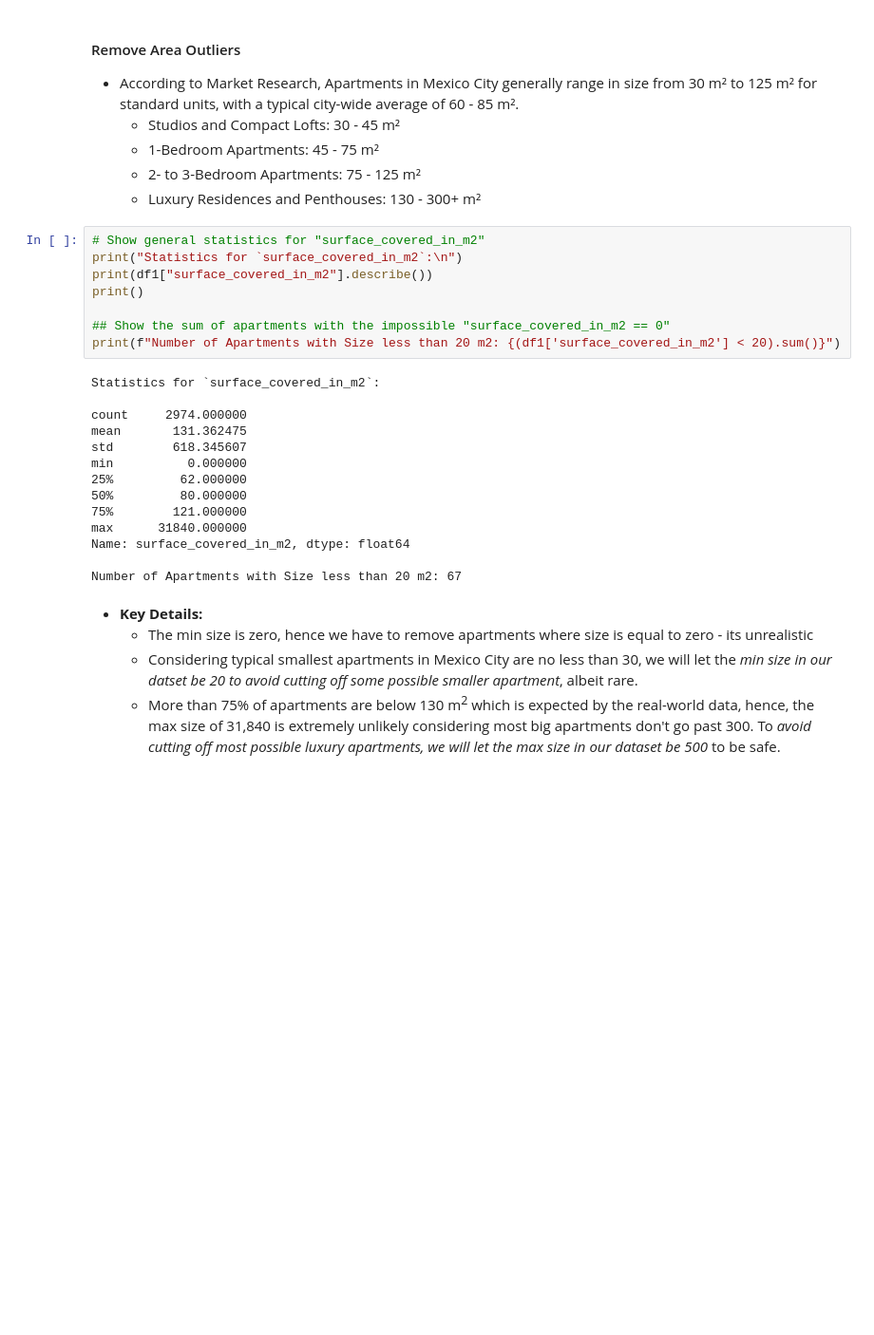
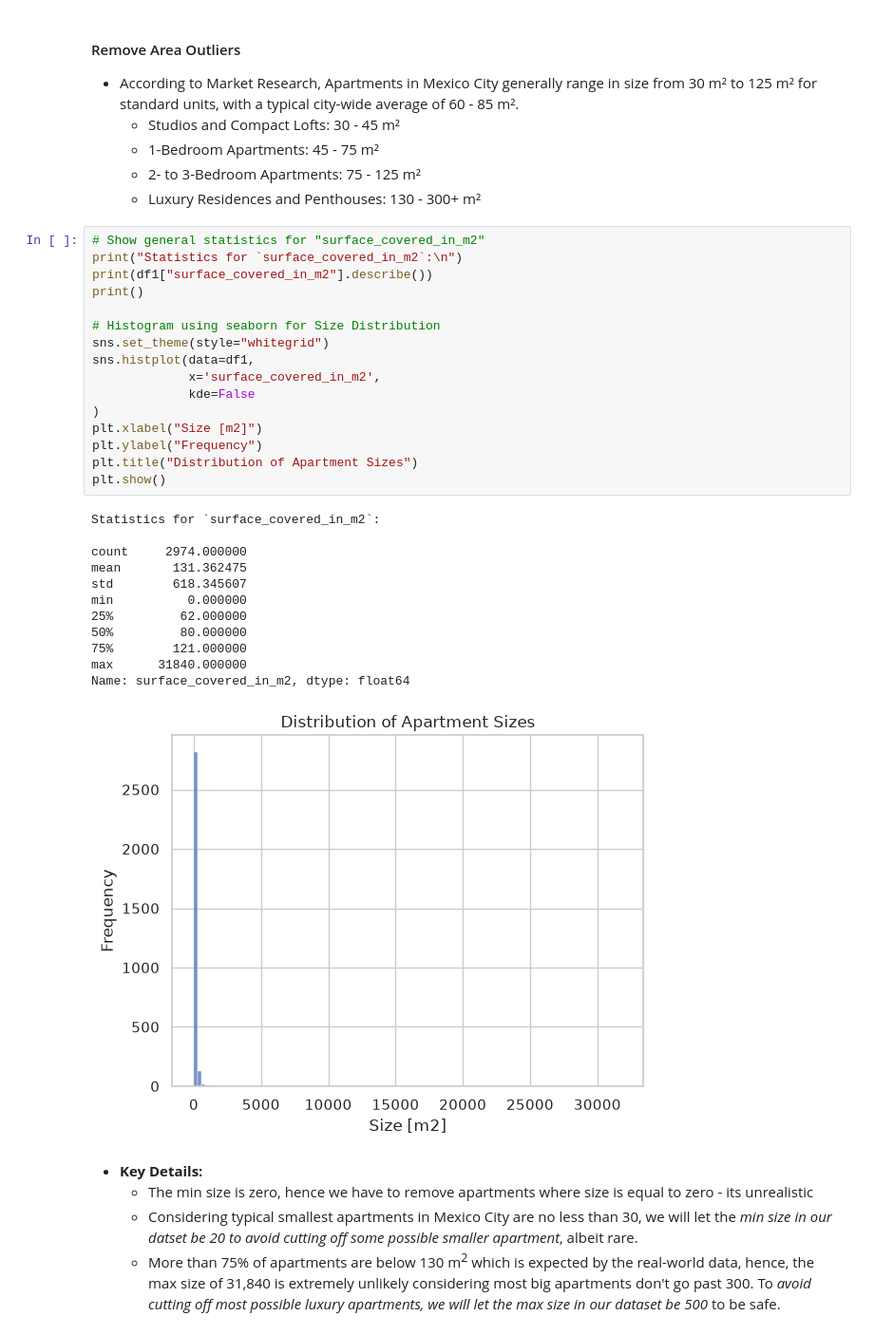
Before and after one commit to DominicNyabuto/Data-Science-Machine-Learning-Projects-, a Jupyter notebook: Project-1/notebook.ipynb, the cells around one changed output. Shown at 95% size. Cells and saved outputs as stored; diff of their text form; blank space fills up the shorter version.

```diff
--- a/Project-1/notebook.ipynb
+++ b/Project-1/notebook.ipynb
@@ -260,25 +260,32 @@ dtype: int64
 # %%
 # Show general statistics for "surface_covered_in_m2"
 print("Statistics for `surface_covered_in_m2`:\n")
 print(df1["surface_covered_in_m2"].describe())
 print()
 
-## Show the sum of apartments with the impossible "surface_covered_in_m2 == 0"
-print(f"Number of Apartments with Size less than 20 m2: {(df1['surface_covered_in_m2'] < 20).sum()}")
+# Histogram using seaborn for Size Distribution
+sns.set_theme(style="whitegrid")
+sns.histplot(data=df1,
+             x='surface_covered_in_m2',
+             kde=False
+)
+plt.xlabel("Size [m2]")
+plt.ylabel("Frequency")
+plt.title("Distribution of Apartment Sizes")
+plt.show()
 # %% [output]
 Statistics for `surface_covered_in_m2`:
 
 count     2974.000000
 mean       131.362475
 std        618.345607
 min          0.000000
 25%         62.000000
 50%         80.000000
 75%        121.000000
 max      31840.000000
 Name: surface_covered_in_m2, dtype: float64
-
-Number of Apartments with Size less than 20 m2: 67
+[figure, added]
 # %% [markdown]
 - **Key Details:**
     - The min size is zero, hence we have to remove apartments where size is equal to zero - its unrealistic
```
Also changed, not shown: parts of 16 cells of this notebook.
